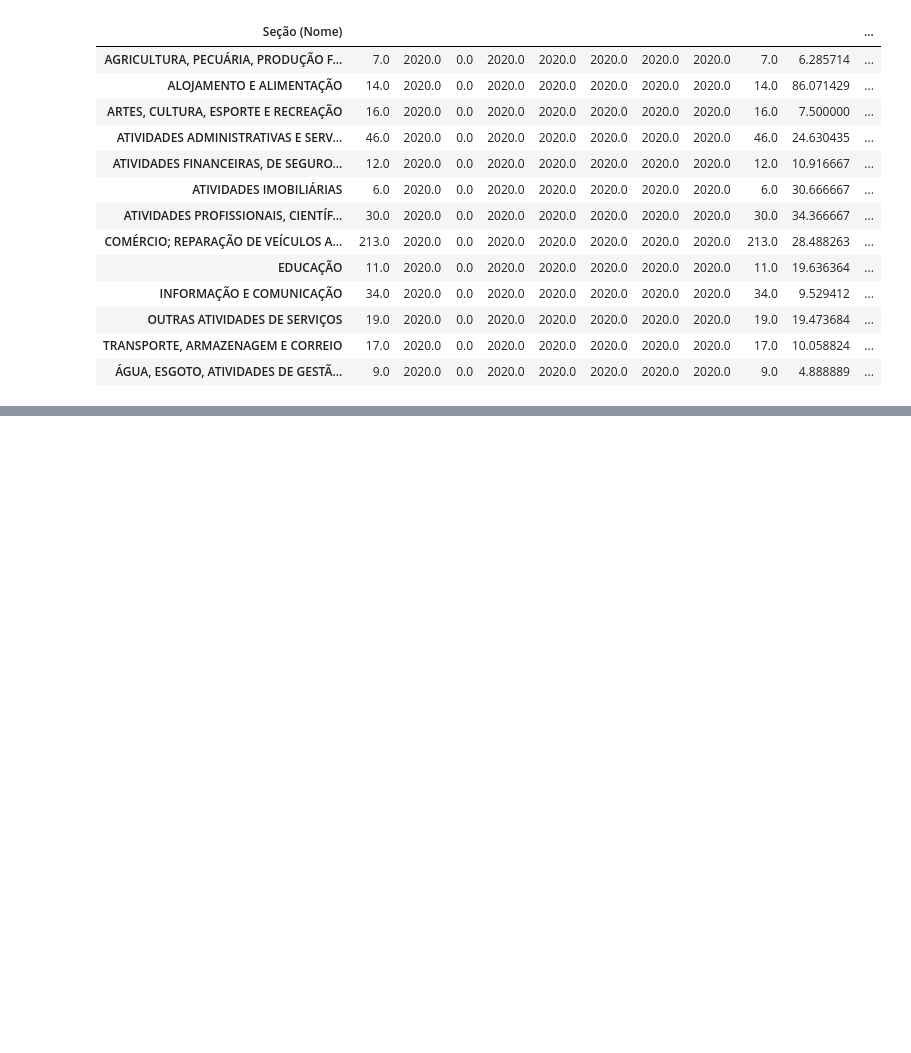
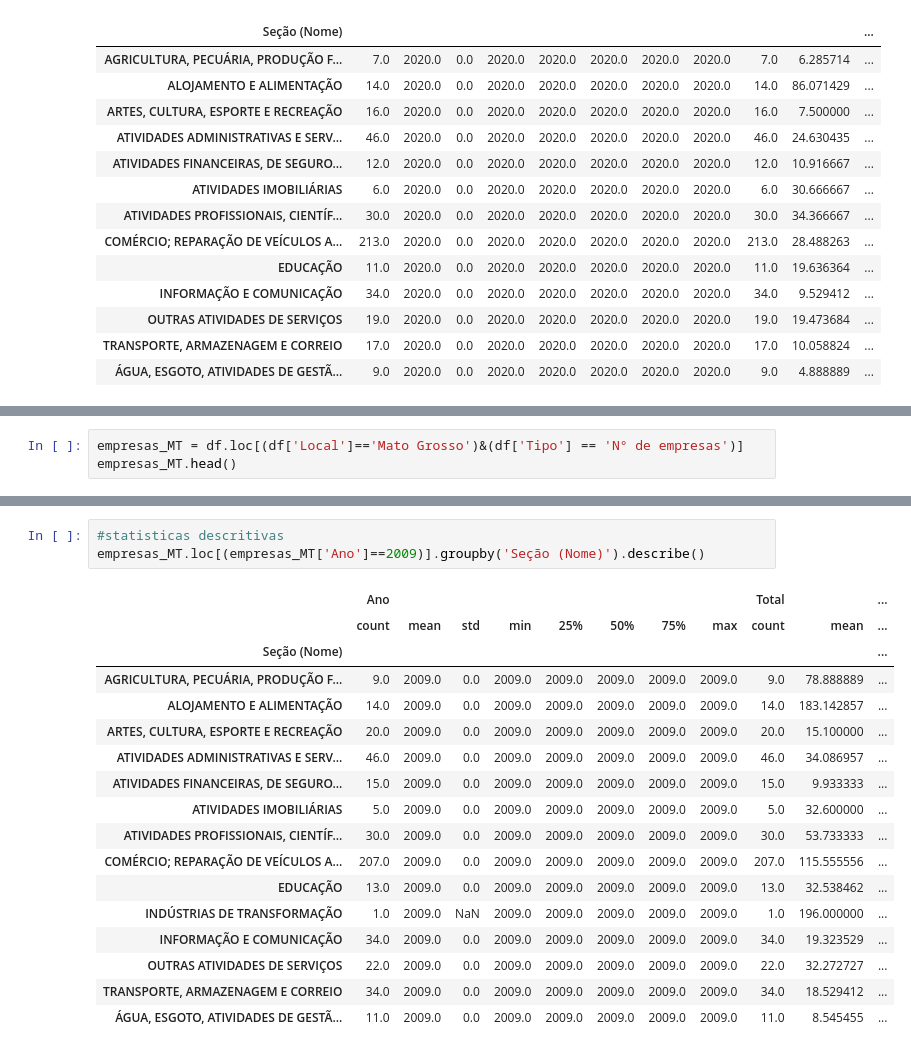
Before and after one commit to paulorobertolds/monograph, a Jupyter notebook: Setor_de_Serviços.ipynb, the cells around one changed output, grey strips where cells are left out. Cells and saved outputs as stored; diff of their text form; blank space fills up the shorter version.

```diff
--- a/Setor_de_Serviços.ipynb
+++ b/Setor_de_Serviços.ipynb
@@ -173,0 +170,3 @@ empresas_Cuiaba.loc[(empresas_Cuiaba['Ano']==2020)].groupby('Seção (Nome)').de
+# %%
+empresas_MT = df.loc[(df['Local']=='Mato Grosso')&(df['Tipo'] == 'N° de empresas')]
+empresas_MT.head()
@@ -173,0 +190,21 @@ empresas_Cuiaba.loc[(empresas_Cuiaba['Ano']==2020)].groupby('Seção (Nome)').de
+# %%
+#statisticas descritivas
+empresas_MT.loc[(empresas_MT['Ano']==2009)].groupby('Seção (Nome)').describe()
+# %% [output]
+|  | Ano |  |  |  |  |  |  |  | Total |  | ... |
+|  | count | mean | std | min | 25% | 50% | 75% | max | count | mean | ... |
+| Seção (Nome) |  |  |  |  |  |  |  |  |  |  | ... |
+| AGRICULTURA, PECUÁRIA, PRODUÇÃO F... | 9.0 | 2009.0 | 0.0 | 2009.0 | 2009.0 | 2009.0 | 2009.0 | 2009.0 | 9.0 | 78.888889 | ... |
+| ALOJAMENTO E ALIMENTAÇÃO | 14.0 | 2009.0 | 0.0 | 2009.0 | 2009.0 | 2009.0 | 2009.0 | 2009.0 | 14.0 | 183.142857 | ... |
+| ARTES, CULTURA, ESPORTE E RECREAÇÃO | 20.0 | 2009.0 | 0.0 | 2009.0 | 2009.0 | 2009.0 | 2009.0 | 2009.0 | 20.0 | 15.100000 | ... |
+| ATIVIDADES ADMINISTRATIVAS E SERV... | 46.0 | 2009.0 | 0.0 | 2009.0 | 2009.0 | 2009.0 | 2009.0 | 2009.0 | 46.0 | 34.086957 | ... |
+| ATIVIDADES FINANCEIRAS, DE SEGURO... | 15.0 | 2009.0 | 0.0 | 2009.0 | 2009.0 | 2009.0 | 2009.0 | 2009.0 | 15.0 | 9.933333 | ... |
+| ATIVIDADES IMOBILIÁRIAS | 5.0 | 2009.0 | 0.0 | 2009.0 | 2009.0 | 2009.0 | 2009.0 | 2009.0 | 5.0 | 32.600000 | ... |
+| ATIVIDADES PROFISSIONAIS, CIENTÍF... | 30.0 | 2009.0 | 0.0 | 2009.0 | 2009.0 | 2009.0 | 2009.0 | 2009.0 | 30.0 | 53.733333 | ... |
+| COMÉRCIO; REPARAÇÃO DE VEÍCULOS A... | 207.0 | 2009.0 | 0.0 | 2009.0 | 2009.0 | 2009.0 | 2009.0 | 2009.0 | 207.0 | 115.555556 | ... |
+| EDUCAÇÃO | 13.0 | 2009.0 | 0.0 | 2009.0 | 2009.0 | 2009.0 | 2009.0 | 2009.0 | 13.0 | 32.538462 | ... |
+| INDÚSTRIAS DE TRANSFORMAÇÃO | 1.0 | 2009.0 | NaN | 2009.0 | 2009.0 | 2009.0 | 2009.0 | 2009.0 | 1.0 | 196.000000 | ... |
+| INFORMAÇÃO E COMUNICAÇÃO | 34.0 | 2009.0 | 0.0 | 2009.0 | 2009.0 | 2009.0 | 2009.0 | 2009.0 | 34.0 | 19.323529 | ... |
+| OUTRAS ATIVIDADES DE SERVIÇOS | 22.0 | 2009.0 | 0.0 | 2009.0 | 2009.0 | 2009.0 | 2009.0 | 2009.0 | 22.0 | 32.272727 | ... |
+| TRANSPORTE, ARMAZENAGEM E CORREIO | 34.0 | 2009.0 | 0.0 | 2009.0 | 2009.0 | 2009.0 | 2009.0 | 2009.0 | 34.0 | 18.529412 | ... |
+| ÁGUA, ESGOTO, ATIVIDADES DE GESTÃ... | 11.0 | 2009.0 | 0.0 | 2009.0 | 2009.0 | 2009.0 | 2009.0 | 2009.0 | 11.0 | 8.545455 | ... |
```
Also changed, not shown: parts of 5 cells of this notebook.
